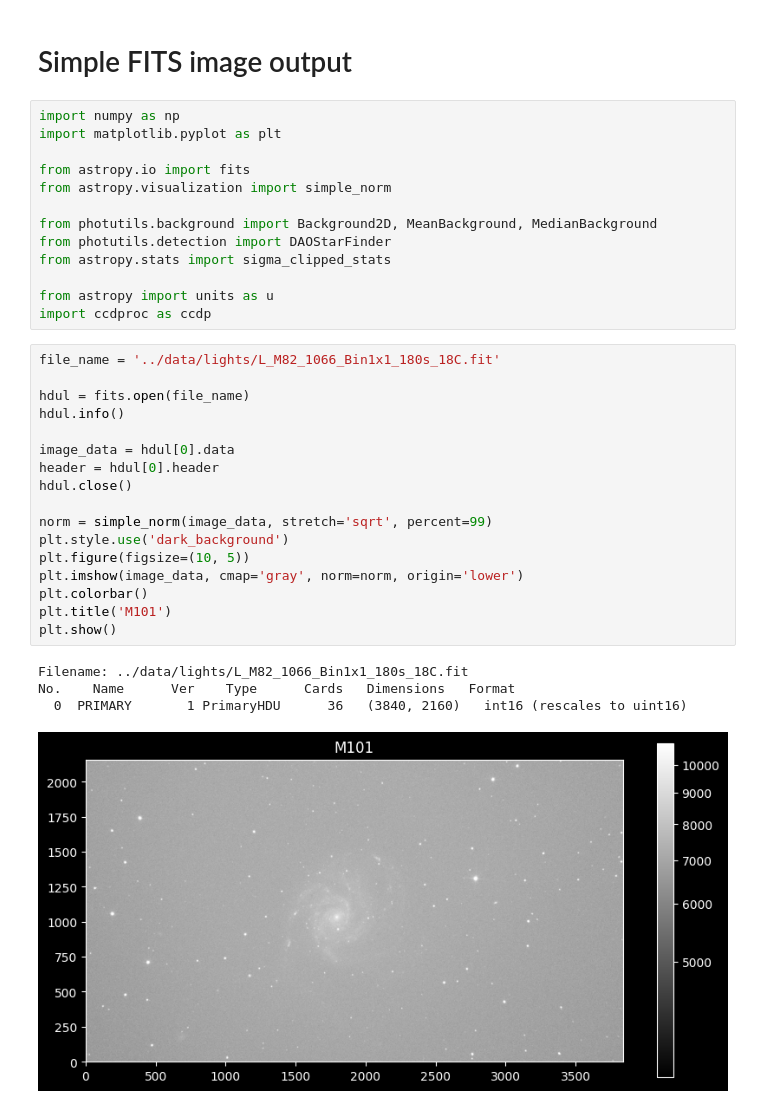
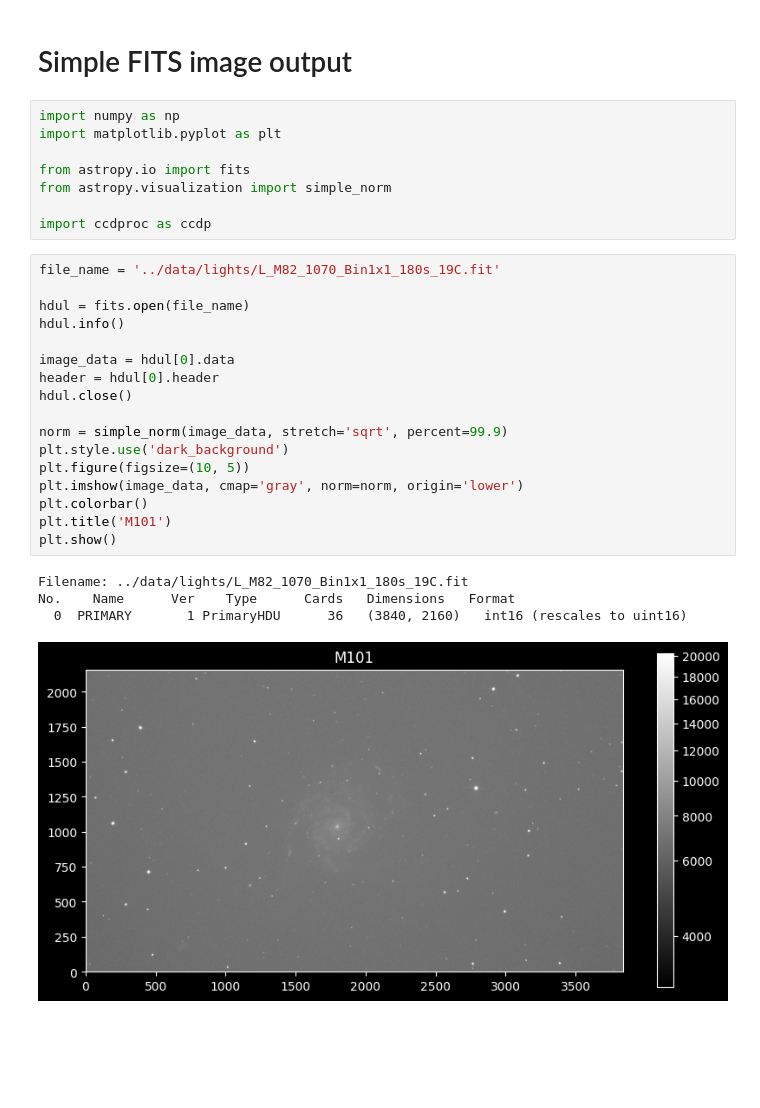
Before and after one commit to kybik0606/Digital-processing-of-astronomical-images-using-astronomical-libraries-for-Python, a Jupyter notebook: My-astro-project/notebooks/01-basic-load.ipynb, the cells around one changed output. Cells and saved outputs as stored; diff of their text form; blank space fills up the shorter version.

```diff
--- a/My-astro-project/notebooks/01-basic-load.ipynb
+++ b/My-astro-project/notebooks/01-basic-load.ipynb
@@ -7,31 +7,26 @@ import matplotlib.pyplot as plt
 from astropy.io import fits
 from astropy.visualization import simple_norm
 
-from photutils.background import Background2D, MeanBackground, MedianBackground
-from photutils.detection import DAOStarFinder
-from astropy.stats import sigma_clipped_stats
-
-from astropy import units as u
 import ccdproc as ccdp
 # %%
-file_name = '../data/lights/L_M82_1066_Bin1x1_180s_18C.fit'
+file_name = '../data/lights/L_M82_1070_Bin1x1_180s_19C.fit'
 
 hdul = fits.open(file_name)
 hdul.info()
 
 image_data = hdul[0].data
 header = hdul[0].header
 hdul.close()
 
-norm = simple_norm(image_data, stretch='sqrt', percent=99)
+norm = simple_norm(image_data, stretch='sqrt', percent=99.9)
 plt.style.use('dark_background')
 plt.figure(figsize=(10, 5))
 plt.imshow(image_data, cmap='gray', norm=norm, origin='lower')
 plt.colorbar()
 plt.title('M101')
 plt.show()
 # %% [output]
-Filename: ../data/lights/L_M82_1066_Bin1x1_180s_18C.fit
+Filename: ../data/lights/L_M82_1070_Bin1x1_180s_19C.fit
 No.    Name      Ver    Type      Cards   Dimensions   Format
   0  PRIMARY       1 PrimaryHDU      36   (3840, 2160)   int16 (rescales to uint16)
-[figure, old version]
+[figure, new version]
```
Also changed, not shown: 1 other file.
